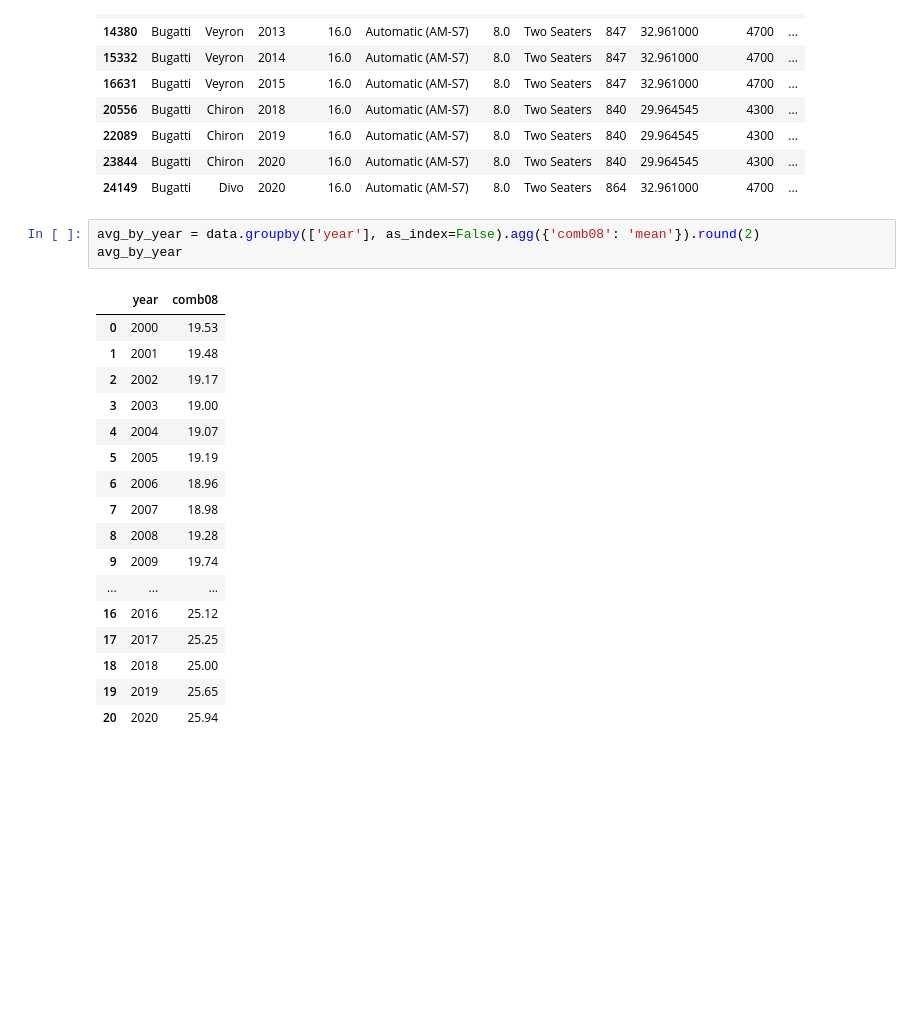
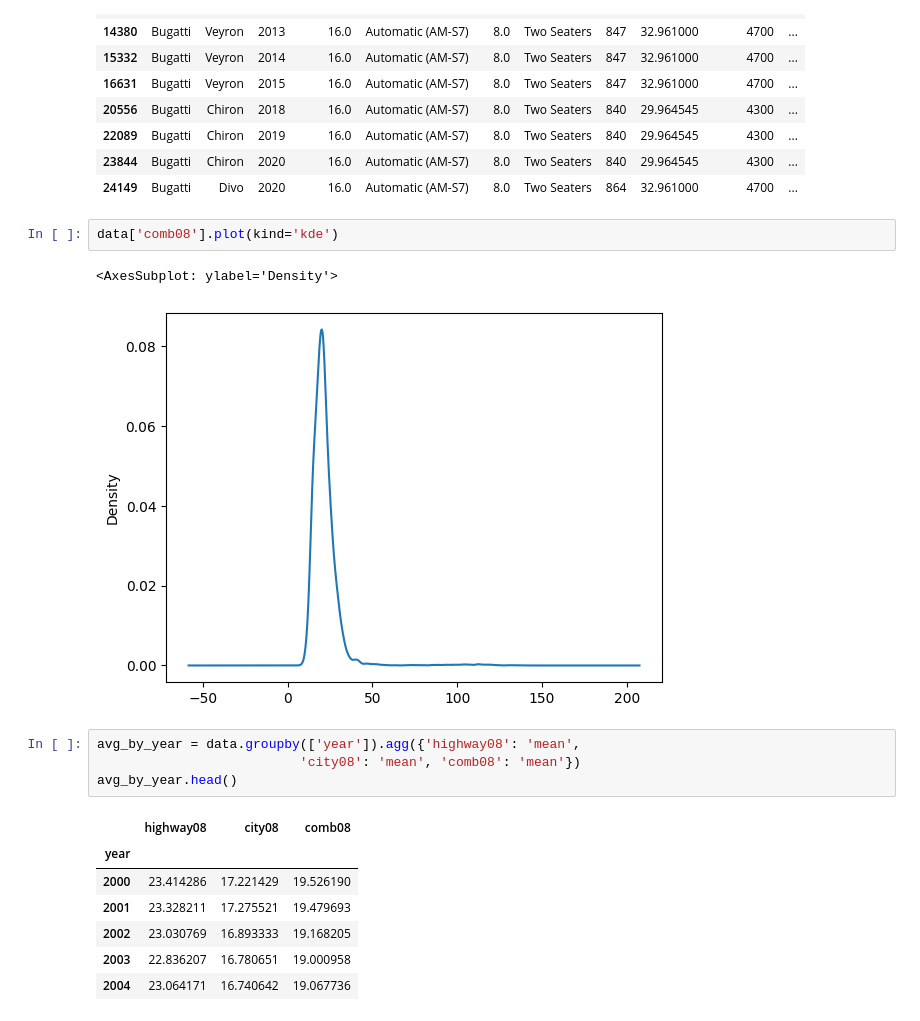
Before and after one commit to masoud533/DataVisualization, a Jupyter notebook: notebooks/CarConsumptionAnalysis/part2.ipynb, the cells around one changed output. Saved outputs shown, nothing was run; the diff lists cells and outputs as text; blank space fills up the shorter version.

Commit message:
modified part2 note book related Car Consumption. add some chart

```diff
--- a/notebooks/CarConsumptionAnalysis/part2.ipynb
+++ b/notebooks/CarConsumptionAnalysis/part2.ipynb
@@ -96,24 +96,20 @@ data2[data2['cylinders'] >= 16]
 | 22089 | Bugatti | Chiron | 2019 | 16.0 | Automatic (AM-S7) | 8.0 | Two Seaters | 840 | 29.964545 | 4300 | ... |
 | 23844 | Bugatti | Chiron | 2020 | 16.0 | Automatic (AM-S7) | 8.0 | Two Seaters | 840 | 29.964545 | 4300 | ... |
 | 24149 | Bugatti | Divo | 2020 | 16.0 | Automatic (AM-S7) | 8.0 | Two Seaters | 864 | 32.961000 | 4700 | ... |
+# %%
+data['comb08'].plot(kind='kde')
+# %% [output]
+<AxesSubplot: ylabel='Density'>
+[figure, added]
 # %%
-avg_by_year = data.groupby(['year'], as_index=False).agg({'comb08': 'mean'}).round(2)
-avg_by_year
+avg_by_year = data.groupby(['year']).agg({'highway08': 'mean',
+                          'city08': 'mean', 'comb08': 'mean'})
+avg_by_year.head()
 # %% [output]
-|  | year | comb08 |
-| 0 | 2000 | 19.53 |
-| 1 | 2001 | 19.48 |
-| 2 | 2002 | 19.17 |
-| 3 | 2003 | 19.00 |
-| 4 | 2004 | 19.07 |
-| 5 | 2005 | 19.19 |
-| 6 | 2006 | 18.96 |
-| 7 | 2007 | 18.98 |
-| 8 | 2008 | 19.28 |
-| 9 | 2009 | 19.74 |
-| ... | ... | ... |
-| 16 | 2016 | 25.12 |
-| 17 | 2017 | 25.25 |
-| 18 | 2018 | 25.00 |
-| 19 | 2019 | 25.65 |
-| 20 | 2020 | 25.94 |
+|  | highway08 | city08 | comb08 |
+| year |  |  |  |
+| 2000 | 23.414286 | 17.221429 | 19.526190 |
+| 2001 | 23.328211 | 17.275521 | 19.479693 |
+| 2002 | 23.030769 | 16.893333 | 19.168205 |
+| 2003 | 22.836207 | 16.780651 | 19.000958 |
+| 2004 | 23.064171 | 16.740642 | 19.067736 |
```
Also changed, not shown: parts of 3 cells of this notebook.
